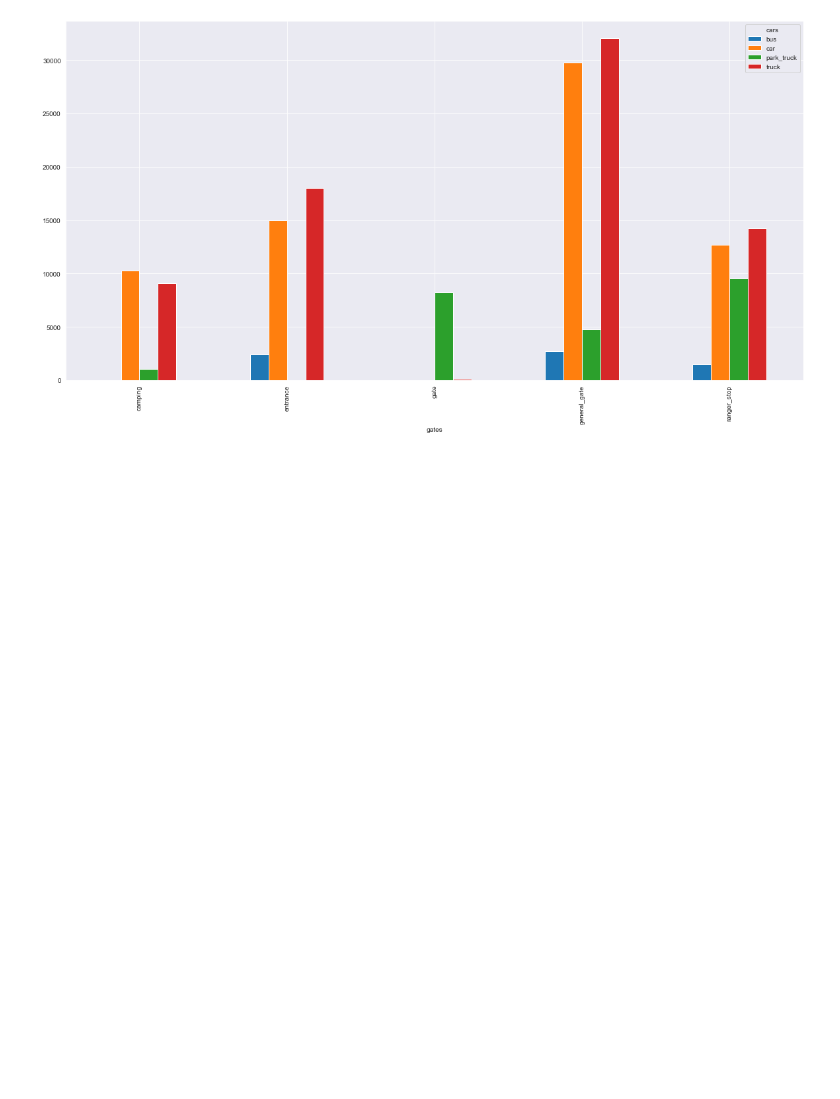
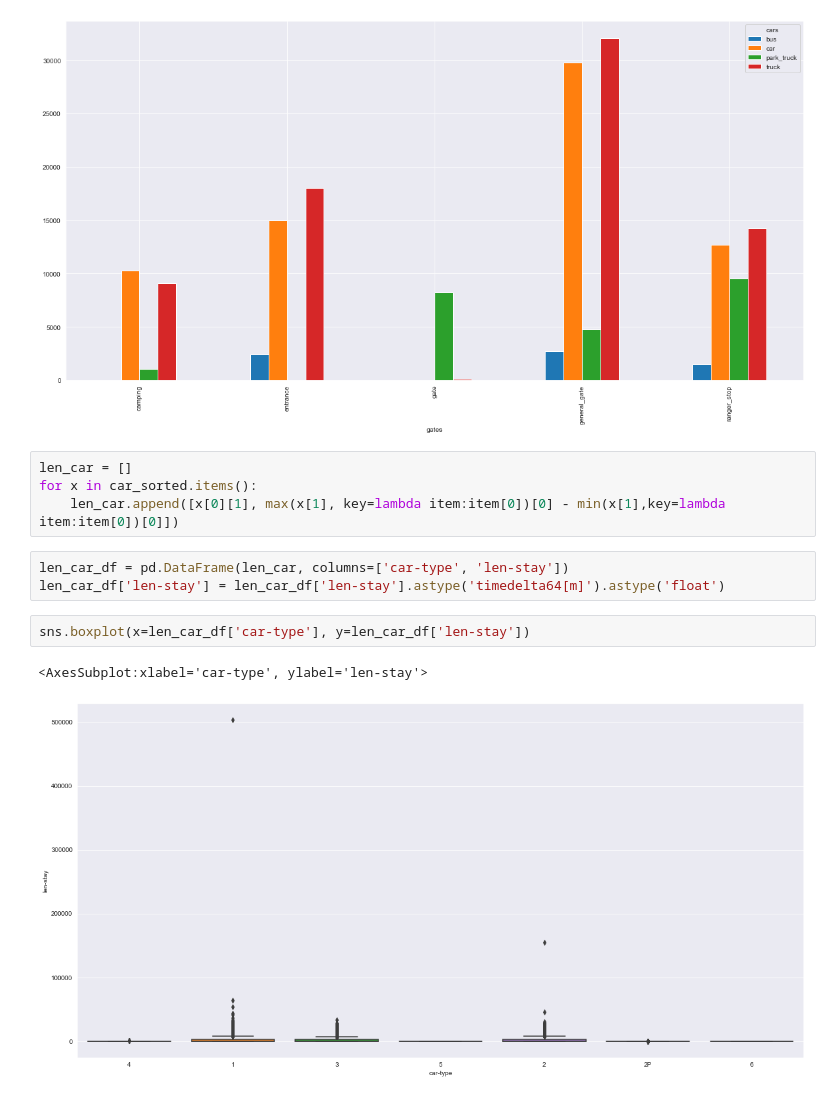
Before and after one commit to dollberk/Patterns_of_Life_Capstone, a Jupyter notebook: Capstone_Final.ipynb, the cells around one changed output. Cells and saved outputs as stored; diff of their text form; blank space fills up the shorter version.

```diff
--- a/Capstone_Final.ipynb
+++ b/Capstone_Final.ipynb
@@ -663,3 +663,15 @@ a.unstack().plot.bar(legend=True)
 # %% [output]
 <AxesSubplot:xlabel='gates'>
 [figure]
+# %%
+len_car = []
+for x in car_sorted.items():
+    len_car.append([x[0][1], max(x[1], key=lambda item:item[0])[0] - min(x[1],key=lambda item:item[0])[0]])
+# %%
+len_car_df = pd.DataFrame(len_car, columns=['car-type', 'len-stay'])
+len_car_df['len-stay'] = len_car_df['len-stay'].astype('timedelta64[m]').astype('float')
+# %%
+sns.boxplot(x=len_car_df['car-type'], y=len_car_df['len-stay'])
+# %% [output]
+<AxesSubplot:xlabel='car-type', ylabel='len-stay'>
+[figure, added]
```
Also changed, not shown: parts of 1 cell of this notebook.
